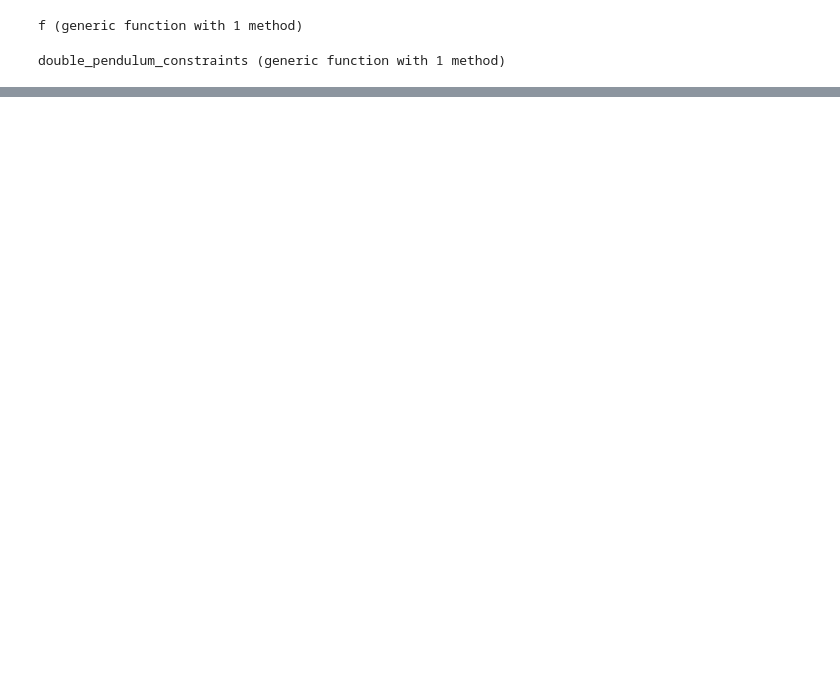
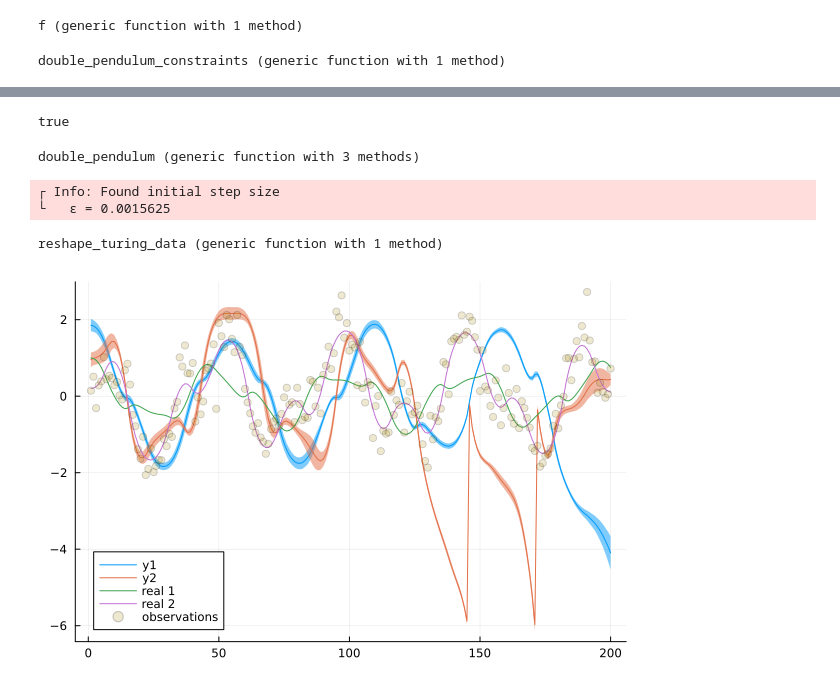
Before and after one commit to bvdmitri/phdthesis, a Jupyter notebook: Large-Scale Non-linear Dynamical System.ipynb, the cells around one changed output, grey strips where cells are left out. Cells and saved outputs as stored; diff of their text form; code cells hidden in the pictures; blank space fills up the shorter version.

```diff
--- a/Large-Scale Non-linear Dynamical System.ipynb
+++ b/Large-Scale Non-linear Dynamical System.ipynb
@@ -113,0 +106,25 @@ BenchmarkTools.Trial: 5 samples with 1 evaluation.
+# %%
+import Turing, ReverseDiff
+Turing.setadbackend(:reversediff)
+Turing.setrdcache(true)
+# %% [output]
+true
+# %%
+Turing.@model function double_pendulum(y, T, z_start)
+
+    z = Vector{Vector{Float64}}(undef, T)
+    σ ~ Gamma(0.001, 100.0)
+
+    Σ = 0.001 * diageye(4)
+    c = [ 0.0, 1.0, 0.0, 0.0 ]
+
+    z[1] ~ MvNormal(convert(Vector, z_start), diageye(4))
+    y[1] ~ Normal(dot(z[1], c), sqrt(σ))
+
+    for t in 2:T
+        z[t] ~ MvNormal(convert(Vector, f(z[t - 1])), Σ)
+        y[t] ~ Normal(dot(z[t], c), sqrt(σ))
+    end
+end
+# %% [output]
+double_pendulum (generic function with 3 methods)
@@ -113,0 +133,21 @@ BenchmarkTools.Trial: 5 samples with 1 evaluation.
+# %%
+chain = Turing.sample(double_pendulum(observations, T, states[begin]), Turing.NUTS(), 100);
+# %% [output]
+┌ Info: Found initial step size
+└   ϵ = 0.0015625
+# %%
+reshape_turing_data(data) = transpose(reshape(data, (4, Int(length(data) / 4))))
+# %% [output]
+reshape_turing_data (generic function with 1 method)
+# %%
+z = Turing.get(chain, :z);
+# %%
+mzt = reshape_turing_data([ mean(z.z[i].data) for i in 1:4T ])
+rzt = reshape_turing_data([ std(z.z[i].data) for i in 1:4T ])
+
+plot(1:T, mzt[:, 1:2], ribbon = rzt)
+plot!(prange, getindex.(states, 1)[prange], label = "real 1")
+plot!(prange, getindex.(states, 2)[prange], label = "real 2")
+scatter!(prange, getindex.(observations, 1)[prange], ms = 4, alpha = 0.2, label = "observations")
+# %% [output]
+[figure, added]
```
Also changed, not shown: parts of 8 cells of this notebook, 3 other files.
